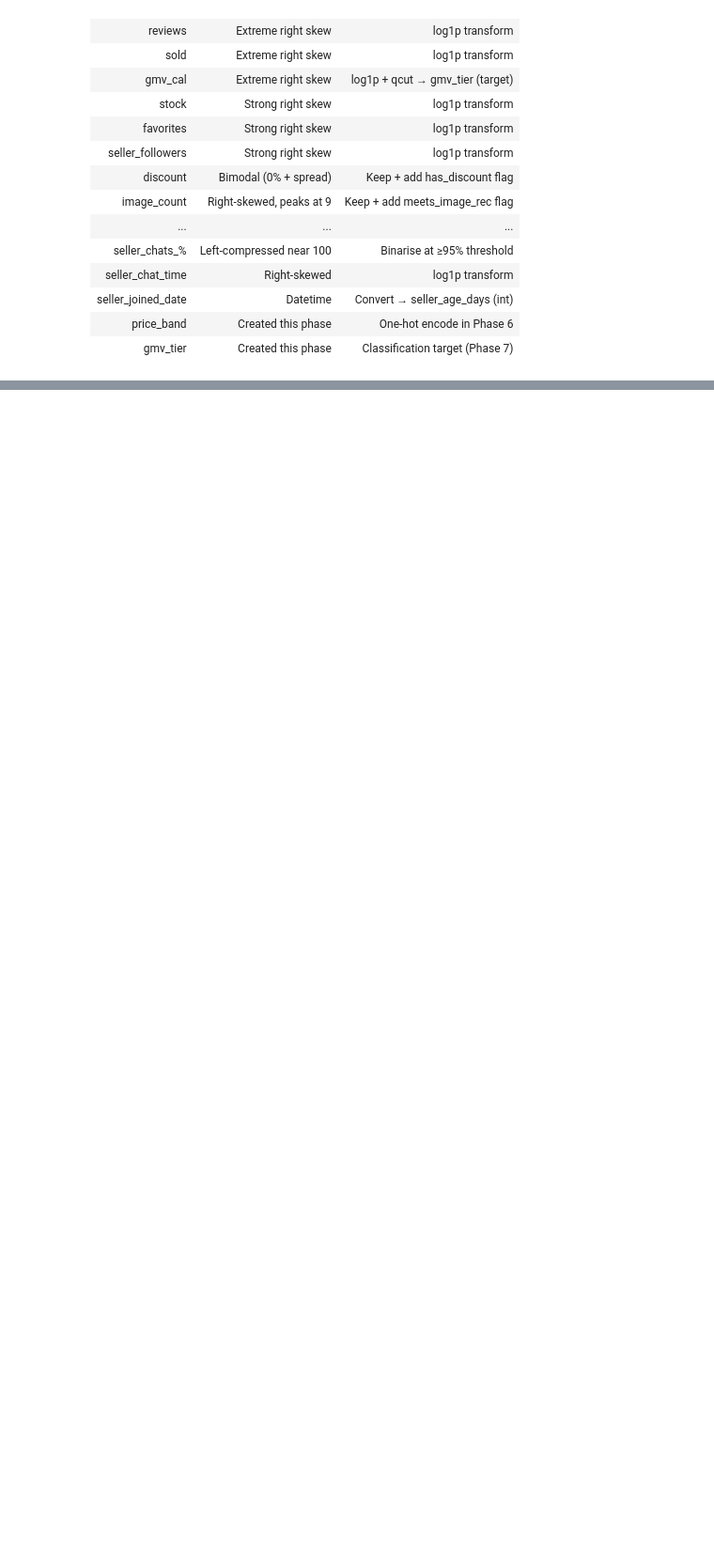
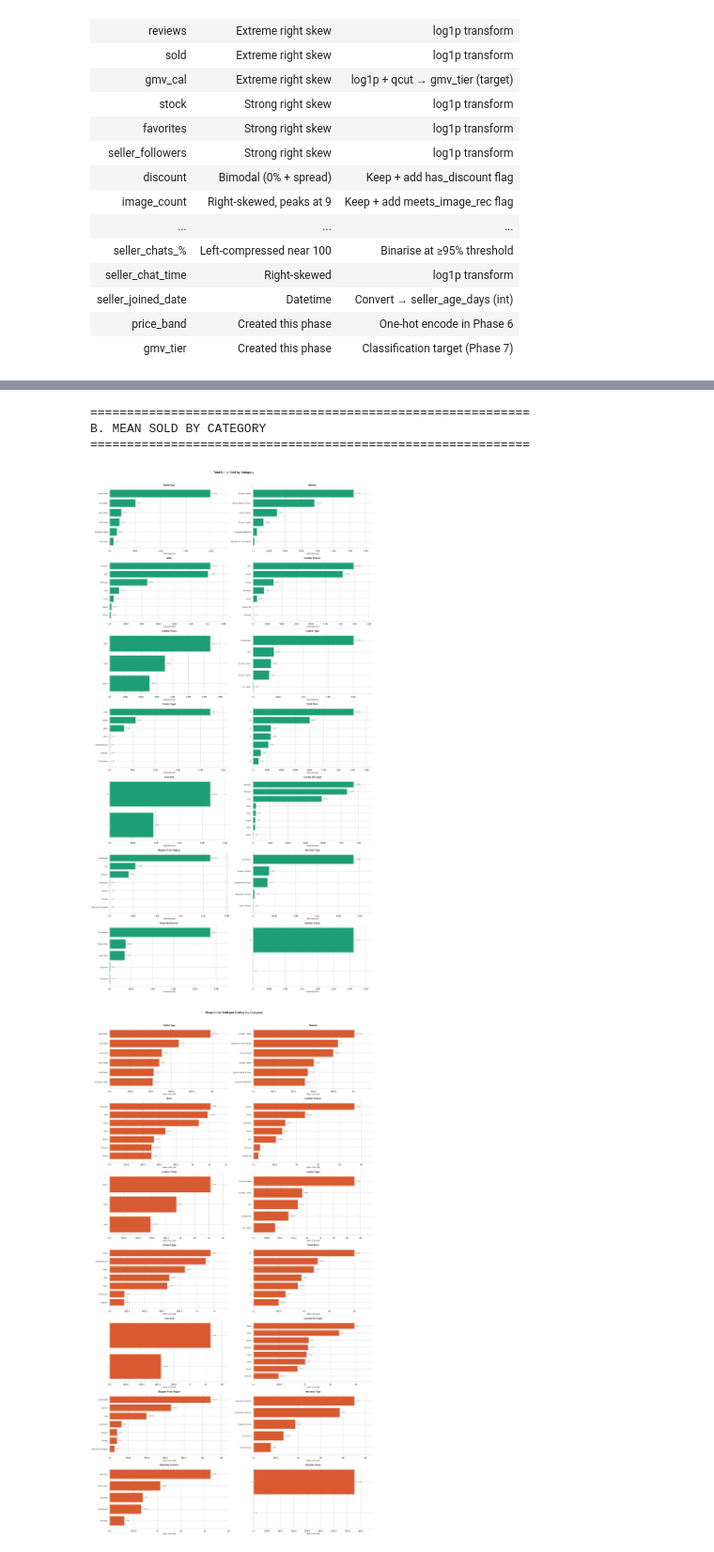
Before and after one commit to claranatalie01/COMP4501-FYP, a Jupyter notebook: angel/02_Dompet_UnivariateAnalysis.ipynb, the cells around one changed output, grey strips where cells are left out. Shown at 94% size. Cells and saved outputs as stored; diff of their text form; code cells hidden in the pictures; blank space fills up the shorter version.

```diff
--- a/angel/02_Dompet_UnivariateAnalysis.ipynb
+++ b/angel/02_Dompet_UnivariateAnalysis.ipynb
@@ -482,0 +504,9 @@ Phase 2 → Phase 6 engineering decisions
+# %%
+categorical_features_raw = [
+    'wallet_type', 'material', 'motif', 'leather_texture',
+    'leather_finish', 'leather_type', 'closure_type', 'card_slots',
+    'coin_slot', 'country_of_origin', 'shipped_from_region',
+    'warranty_type', 'warranty_duration', 'voucher_status',
+]
+cat_cols = [c for c in categorical_features_raw if c in df.columns]
+print(f"Categorical columns found: {cat_cols}\n")
@@ -482,0 +596,23 @@ Phase 2 → Phase 6 engineering decisions
+# %%
+print("=" * 60)
+print("A. TOTAL SOLD BY CATEGORY")
+print("=" * 60)
+plot_category_metric(
+    df=df, cat_cols=cat_cols,
+    metric='sold', agg_func='sum',
+    title="📦  Total Units Sold by Category",
+    xlabel="Total Units Sold",
+    color=TEAL,
+)
+
+print("=" * 60)
+print("B. MEAN SOLD BY CATEGORY")
+print("=" * 60)
+plot_category_metric(
+    df=df, cat_cols=cat_cols,
+    metric='sold', agg_func='mean',
+    title="📊  Mean Units Sold per Listing by Category",
+    xlabel="Mean Units Sold",
+    color=CORAL,
+)
+# %% [output]
@@ -482,0 +622,5 @@ Phase 2 → Phase 6 engineering decisions
+============================================================
+B. MEAN SOLD BY CATEGORY
+============================================================
+[figure, added]
+[figure, added]
```
Also changed, not shown: parts of 10 cells of this notebook.
